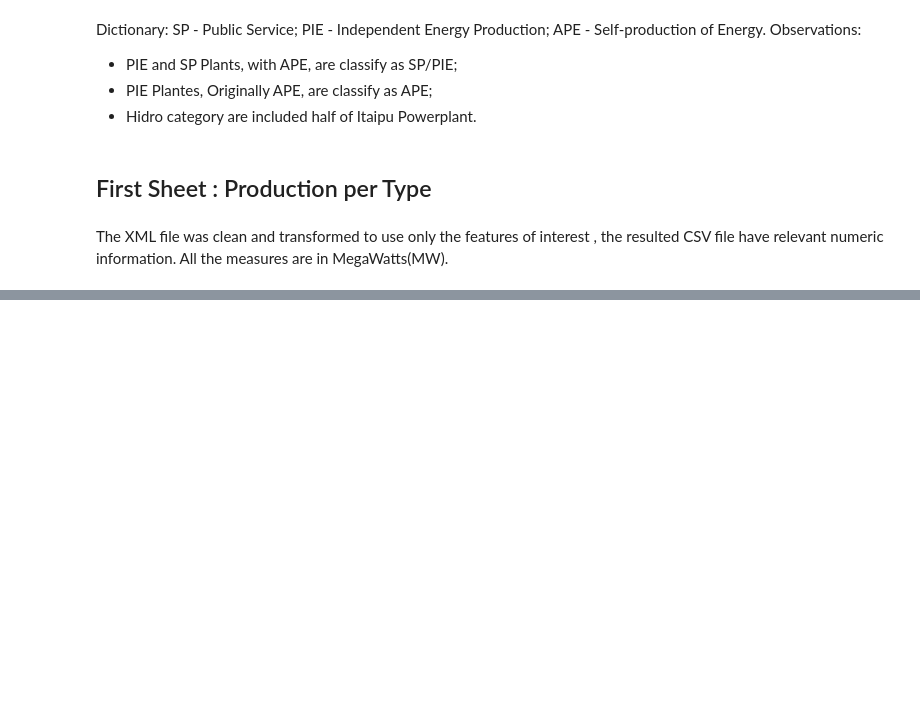
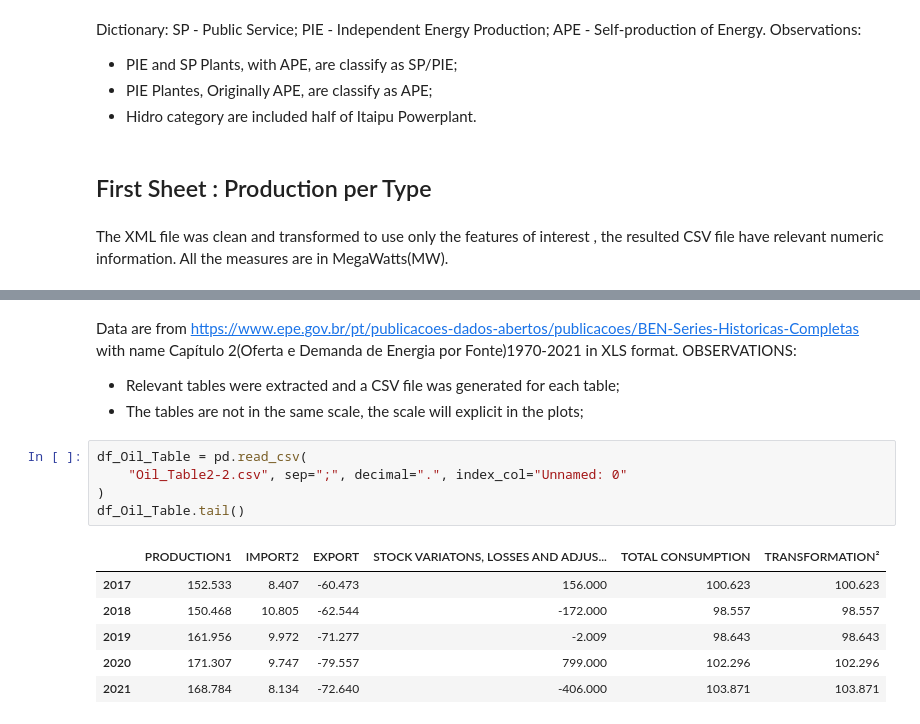
Before and after one commit to IsraelFPM/Brazilian-Energy-EDA, a Jupyter notebook: BrazilEnergy-EDA.ipynb, the cells around one changed output, grey strips where cells are left out. Saved outputs shown, nothing was run; the diff lists cells and outputs as text; blank space fills up the shorter version.

```diff
--- a/BrazilEnergy-EDA.ipynb
+++ b/BrazilEnergy-EDA.ipynb
@@ -200,0 +171,16 @@ plt.show()
+# %% [markdown]
+Data are from https://www.epe.gov.br/pt/publicacoes-dados-abertos/publicacoes/BEN-Series-Historicas-Completas with name Capítulo 2(Oferta e Demanda de Energia por Fonte)1970-2021 in XLS format. OBSERVATIONS:
+* Relevant tables were extracted and a CSV file was generated for each table;
+* The tables are not in the same scale, the scale will explicit in the plots;
+# %%
+df_Oil_Table = pd.read_csv(
+    "Oil_Table2-2.csv", sep=";", decimal=".", index_col="Unnamed: 0"
+)
+df_Oil_Table.tail()
+# %% [output]
+|  | PRODUCTION1 | IMPORT2 | EXPORT | STOCK VARIATONS, LOSSES AND ADJUS... | TOTAL CONSUMPTION | TRANSFORMATION² |
+| 2017 | 152.533 | 8.407 | -60.473 | 156.000 | 100.623 | 100.623 |
+| 2018 | 150.468 | 10.805 | -62.544 | -172.000 | 98.557 | 98.557 |
+| 2019 | 161.956 | 9.972 | -71.277 | -2.009 | 98.643 | 98.643 |
+| 2020 | 171.307 | 9.747 | -79.557 | 799.000 | 102.296 | 102.296 |
+| 2021 | 168.784 | 8.134 | -72.640 | -406.000 | 103.871 | 103.871 |
```
Also changed, not shown: parts of 3 cells of this notebook.
